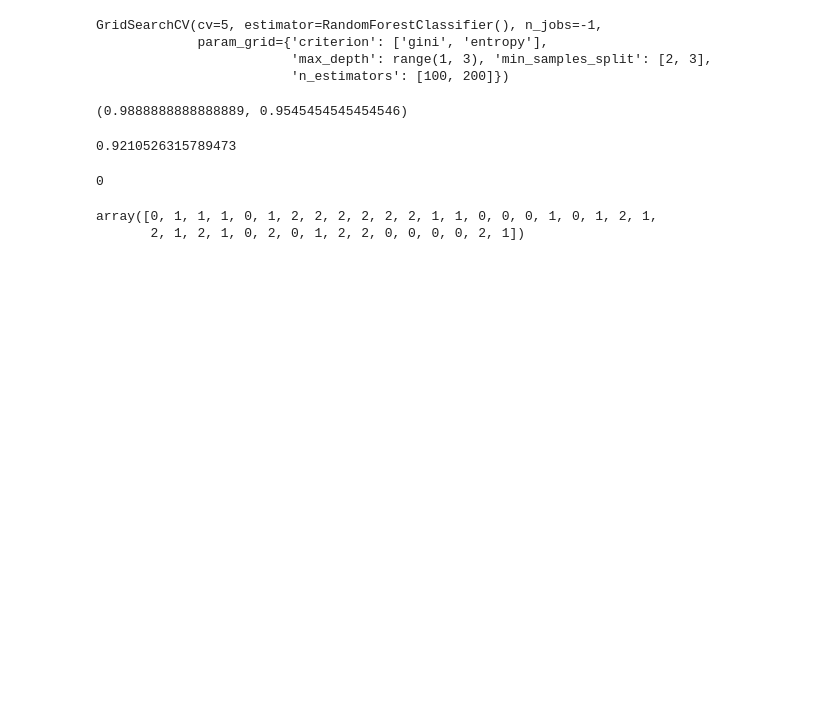
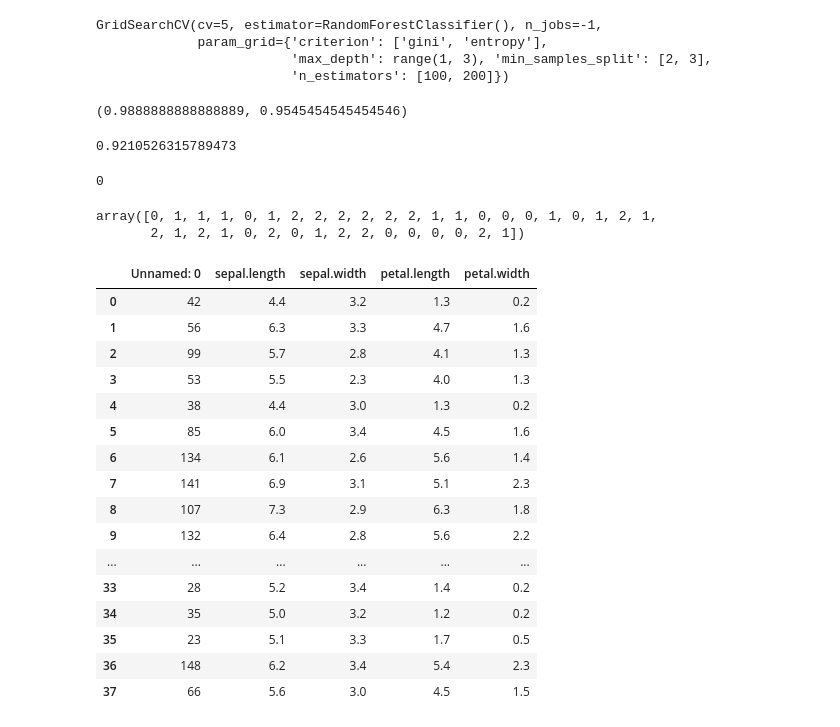
Before and after one commit to omolevictor97/fastapi_class, a Jupyter notebook: train.ipynb, the cells around one changed output. Saved outputs shown, nothing was run; the diff lists cells and outputs as text; code cells hidden in the pictures; blank space fills up the shorter version.

```diff
--- a/train.ipynb
+++ b/train.ipynb
@@ -208,3 +240,23 @@ y_test
 # %% [output]
 array([0, 1, 1, 1, 0, 1, 2, 2, 2, 2, 2, 2, 1, 1, 0, 0, 0, 1, 0, 1, 2, 1,
        2, 1, 2, 1, 0, 2, 0, 1, 2, 2, 0, 0, 0, 0, 2, 1])
+# %%
+pd.read_csv("test.csv")
+# %% [output]
+|  | Unnamed: 0 | sepal.length | sepal.width | petal.length | petal.width |
+| 0 | 42 | 4.4 | 3.2 | 1.3 | 0.2 |
+| 1 | 56 | 6.3 | 3.3 | 4.7 | 1.6 |
+| 2 | 99 | 5.7 | 2.8 | 4.1 | 1.3 |
+| 3 | 53 | 5.5 | 2.3 | 4.0 | 1.3 |
+| 4 | 38 | 4.4 | 3.0 | 1.3 | 0.2 |
+| 5 | 85 | 6.0 | 3.4 | 4.5 | 1.6 |
+| 6 | 134 | 6.1 | 2.6 | 5.6 | 1.4 |
+| 7 | 141 | 6.9 | 3.1 | 5.1 | 2.3 |
+| 8 | 107 | 7.3 | 2.9 | 6.3 | 1.8 |
+| 9 | 132 | 6.4 | 2.8 | 5.6 | 2.2 |
+| ... | ... | ... | ... | ... | ... |
+| 33 | 28 | 5.2 | 3.4 | 1.4 | 0.2 |
+| 34 | 35 | 5.0 | 3.2 | 1.2 | 0.2 |
+| 35 | 23 | 5.1 | 3.3 | 1.7 | 0.5 |
+| 36 | 148 | 6.2 | 3.4 | 5.4 | 2.3 |
+| 37 | 66 | 5.6 | 3.0 | 4.5 | 1.5 |
```
Also changed, not shown: parts of 15 cells of this notebook.
